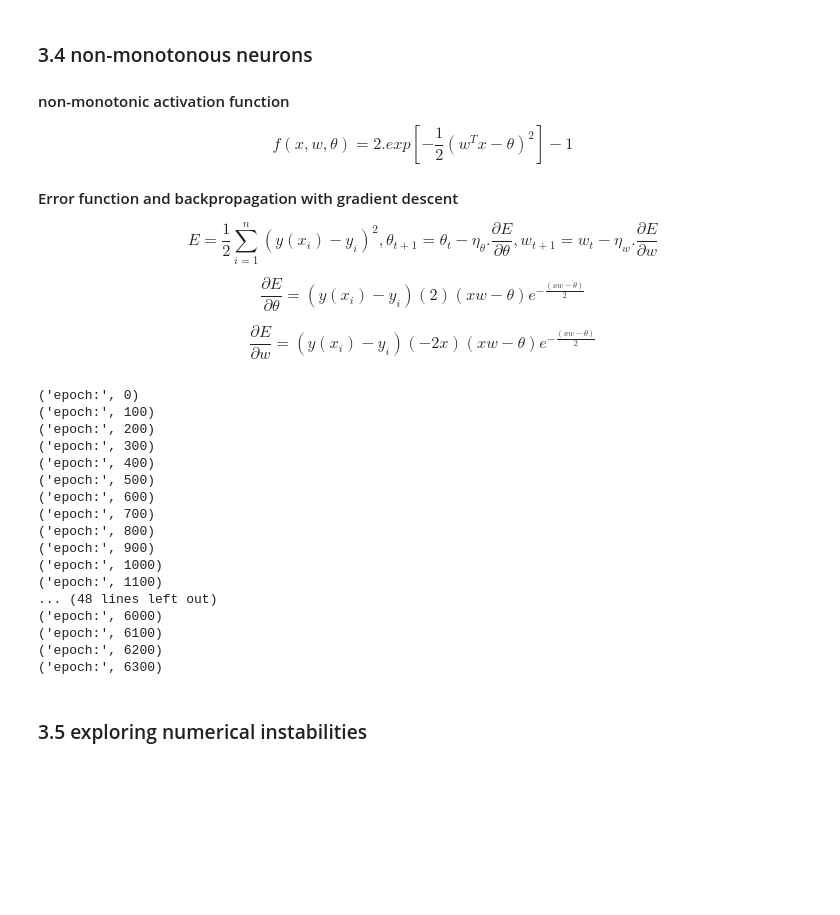
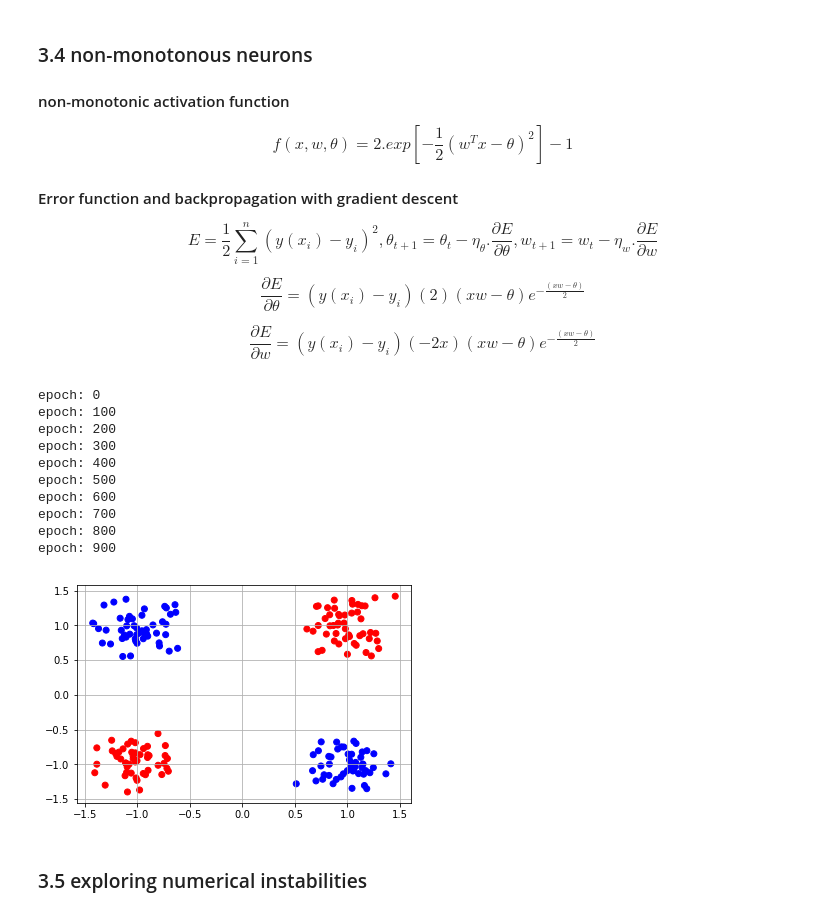
Before and after one commit to jutanke/bit_projects, a Jupyter notebook: project3/final_solution.ipynb, the cells around one changed output. Saved outputs shown, nothing was run; the diff lists cells and outputs as text; code cells hidden in the pictures; blank space fills up the shorter version.

```diff
--- a/project3/final_solution.ipynb
+++ b/project3/final_solution.ipynb
@@ -416,51 +406,45 @@ def activation_function(x, w, theta):
 
 '''
 1. initialize w and theta
 2. calculate deltaW and deltaT for all 200 samples
 3. update deltaW, T and go over all examples again for 1000 times
 '''
 
 learning_curve = 0.001
 errors = []
-epochs = 10000
+epochs = 1000
 for epoch in range(epochs):
     if epoch % 100 == 0:
         print('epoch:', epoch)
     DT, DW, ET = 0, 0, 0
     for i in np.random.permutation(n):
         x = X[i]
         diffY = activation_function(X[i], w, theta) - Y[i]
         exp = calculate_exp(x, w, theta)
         DT += diffY * 2 * exp * (np.matmul(x, w) - theta)
         DW += diffY * 2 * exp * (np.matmul(x, w) - theta) * x * -1
         ET +=  0.5 * (diffY ** 2)
 
     w = w - learning_curve * DW
     theta = theta - learning_curve * DT
     errors.append(ET)
 
 plt.grid(True)
 y_ = [activation_function(X[i], w, theta) for i in range(len(Y))]
 plot(y_)
 plt.show()
 # %% [output]
-('epoch:', 0)
-('epoch:', 100)
-('epoch:', 200)
-('epoch:', 300)
-('epoch:', 400)
-('epoch:', 500)
-('epoch:', 600)
-('epoch:', 700)
-('epoch:', 800)
-('epoch:', 900)
-('epoch:', 1000)
-('epoch:', 1100)
-... (48 lines left out)
-('epoch:', 6000)
-('epoch:', 6100)
-('epoch:', 6200)
-('epoch:', 6300)
+epoch: 0
+epoch: 100
+epoch: 200
+epoch: 300
+epoch: 400
+epoch: 500
+epoch: 600
+epoch: 700
+epoch: 800
+epoch: 900
+[figure, added]
 # %% [markdown]
 ### 3.5 exploring numerical instabilities
 # %%
```
Also changed, not shown: parts of 4 cells of this notebook.
